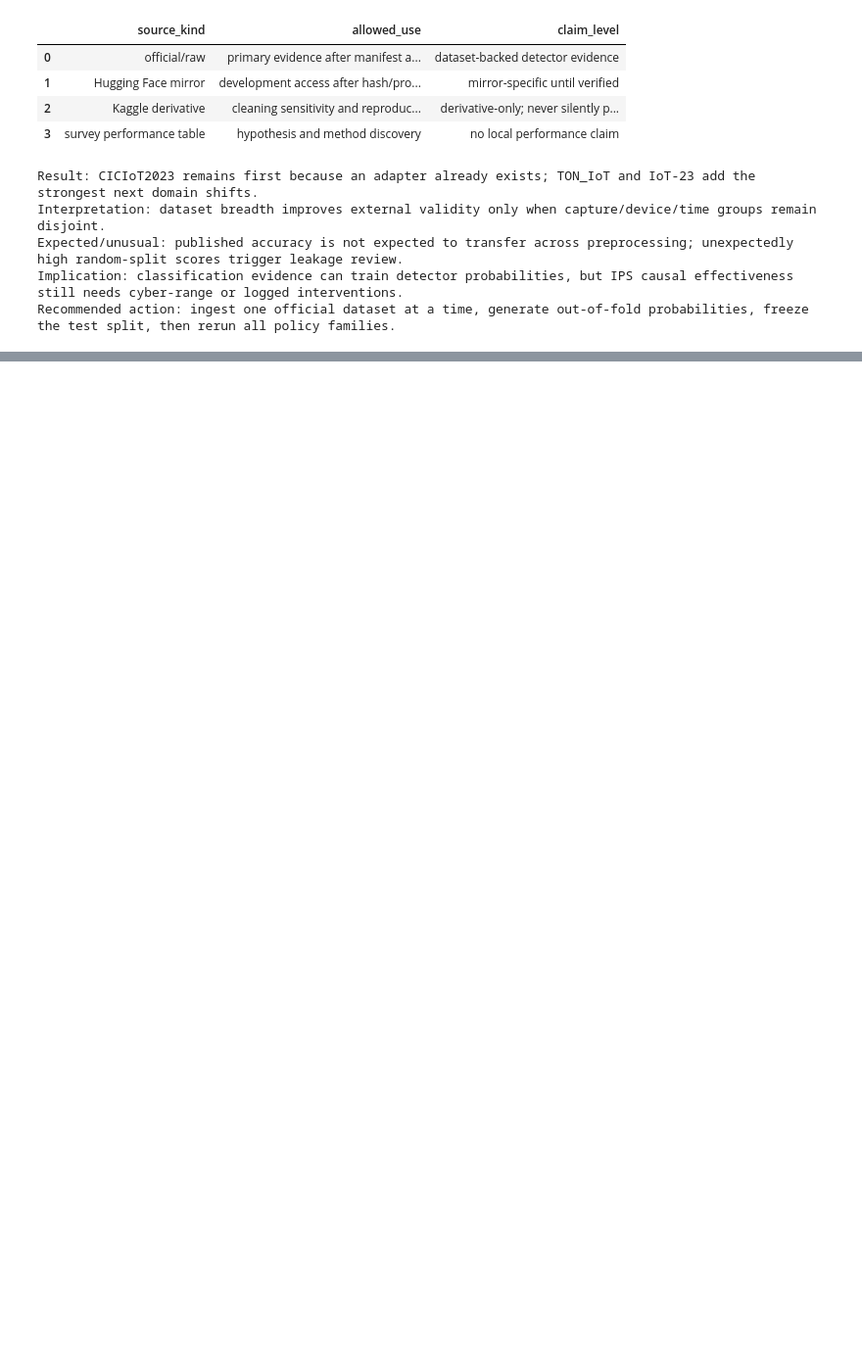
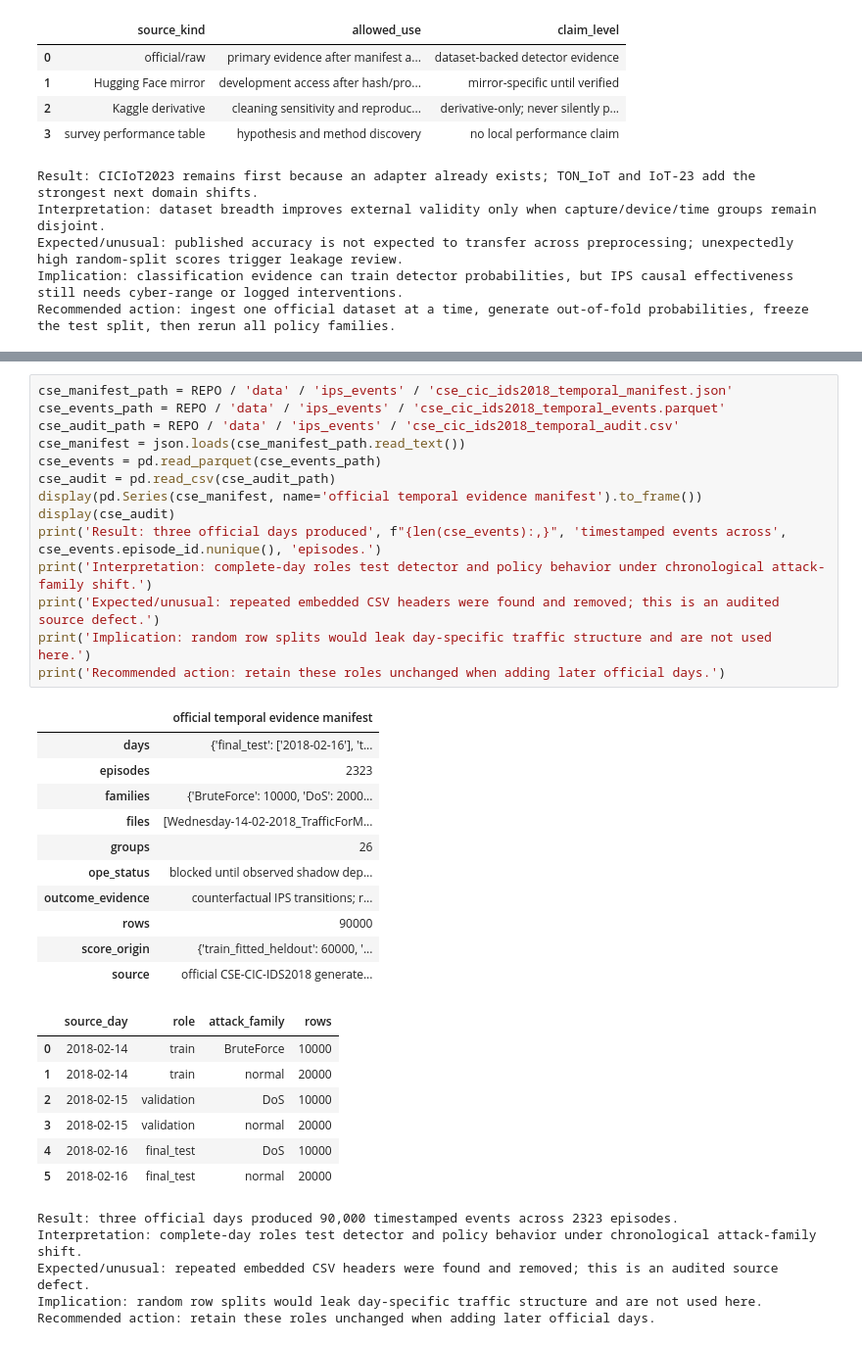
Before and after one commit to gegestalt/kodeRvR, a Jupyter notebook: notebooks/06_adaptive_ips_full_project_lab.ipynb, the cells around one changed output, grey strips where cells are left out. Shown at 98% size. Saved outputs shown, nothing was run; the diff lists cells and outputs as text; blank space fills up the shorter version.

```diff
--- a/notebooks/06_adaptive_ips_full_project_lab.ipynb
+++ b/notebooks/06_adaptive_ips_full_project_lab.ipynb
@@ -1545,0 +1548,38 @@ Recommended action: ingest one official dataset at a time, generate out-of-fold
+# %%
+cse_manifest_path = REPO / 'data' / 'ips_events' / 'cse_cic_ids2018_temporal_manifest.json'
+cse_events_path = REPO / 'data' / 'ips_events' / 'cse_cic_ids2018_temporal_events.parquet'
+cse_audit_path = REPO / 'data' / 'ips_events' / 'cse_cic_ids2018_temporal_audit.csv'
+cse_manifest = json.loads(cse_manifest_path.read_text())
+cse_events = pd.read_parquet(cse_events_path)
+cse_audit = pd.read_csv(cse_audit_path)
+display(pd.Series(cse_manifest, name='official temporal evidence manifest').to_frame())
+display(cse_audit)
+print('Result: three official days produced', f"{len(cse_events):,}", 'timestamped events across', cse_events.episode_id.nunique(), 'episodes.')
+print('Interpretation: complete-day roles test detector and policy behavior under chronological attack-family shift.')
+print('Expected/unusual: repeated embedded CSV headers were found and removed; this is an audited source defect.')
+print('Implication: random row splits would leak day-specific traffic structure and are not used here.')
+print('Recommended action: retain these roles unchanged when adding later official days.')
+# %% [output]
+|  | official temporal evidence manifest |
+| days | {'final_test': ['2018-02-16'], 't... |
+| episodes | 2323 |
+| families | {'BruteForce': 10000, 'DoS': 2000... |
+| files | [Wednesday-14-02-2018_TrafficForM... |
+| groups | 26 |
+| ope_status | blocked until observed shadow dep... |
+| outcome_evidence | counterfactual IPS transitions; r... |
+| rows | 90000 |
+| score_origin | {'train_fitted_heldout': 60000, '... |
+| source | official CSE-CIC-IDS2018 generate... |
+|  | source_day | role | attack_family | rows |
+| 0 | 2018-02-14 | train | BruteForce | 10000 |
+| 1 | 2018-02-14 | train | normal | 20000 |
+| 2 | 2018-02-15 | validation | DoS | 10000 |
+| 3 | 2018-02-15 | validation | normal | 20000 |
+| 4 | 2018-02-16 | final_test | DoS | 10000 |
+| 5 | 2018-02-16 | final_test | normal | 20000 |
+Result: three official days produced 90,000 timestamped events across 2323 episodes.
+Interpretation: complete-day roles test detector and policy behavior under chronological attack-family shift.
+Expected/unusual: repeated embedded CSV headers were found and removed; this is an audited source defect.
+Implication: random row splits would leak day-specific traffic structure and are not used here.
+Recommended action: retain these roles unchanged when adding later official days.
```
Also changed, not shown: parts of 29 cells of this notebook, 33 other files.
